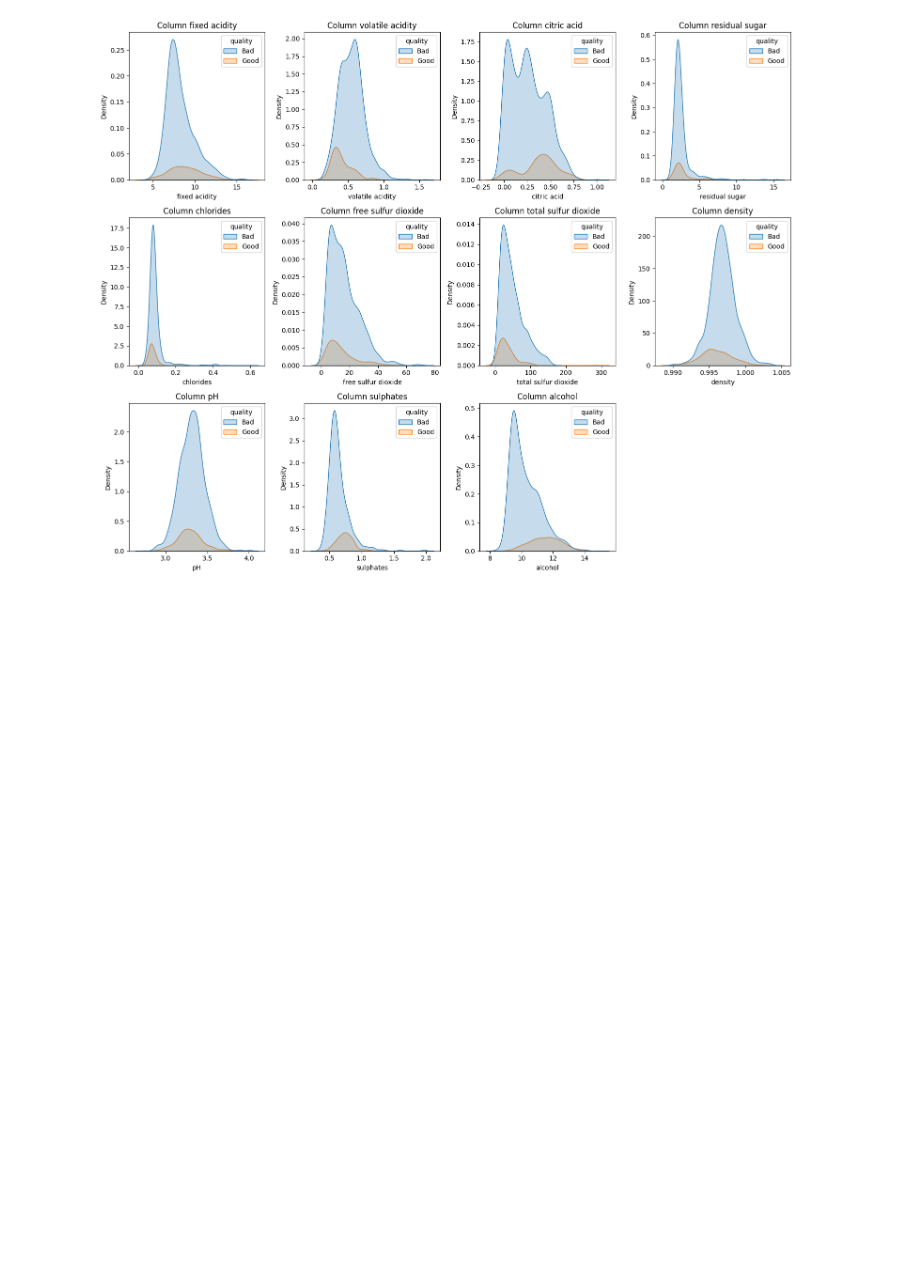
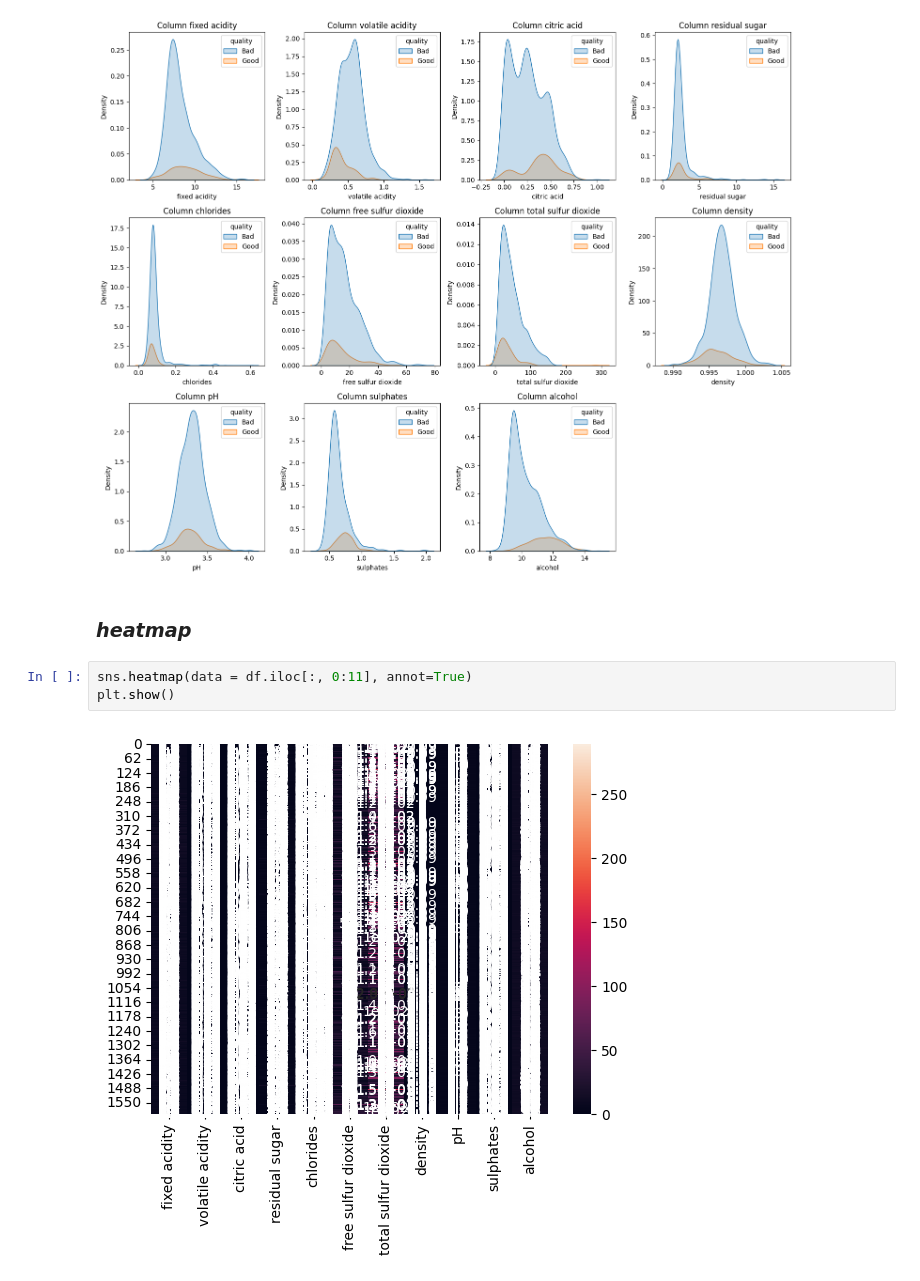
Before and after one commit to 176deepak/red-wine, a Jupyter notebook: Notebooks/Exploratory_Analysis.ipynb, the cells around one changed output. Cells and saved outputs as stored; diff of their text form; blank space fills up the shorter version.

```diff
--- a/Notebooks/Exploratory_Analysis.ipynb
+++ b/Notebooks/Exploratory_Analysis.ipynb
@@ -235,3 +235,10 @@ plt.tight_layout()
 plt.show()
 # %% [output]
 [figure]
+# %% [markdown]
+### *heatmap*
+# %%
+sns.heatmap(data = df.iloc[:, 0:11], annot=True)
+plt.show()
+# %% [output]
+[figure, added]
```
Also changed, not shown: parts of 4 cells of this notebook.
